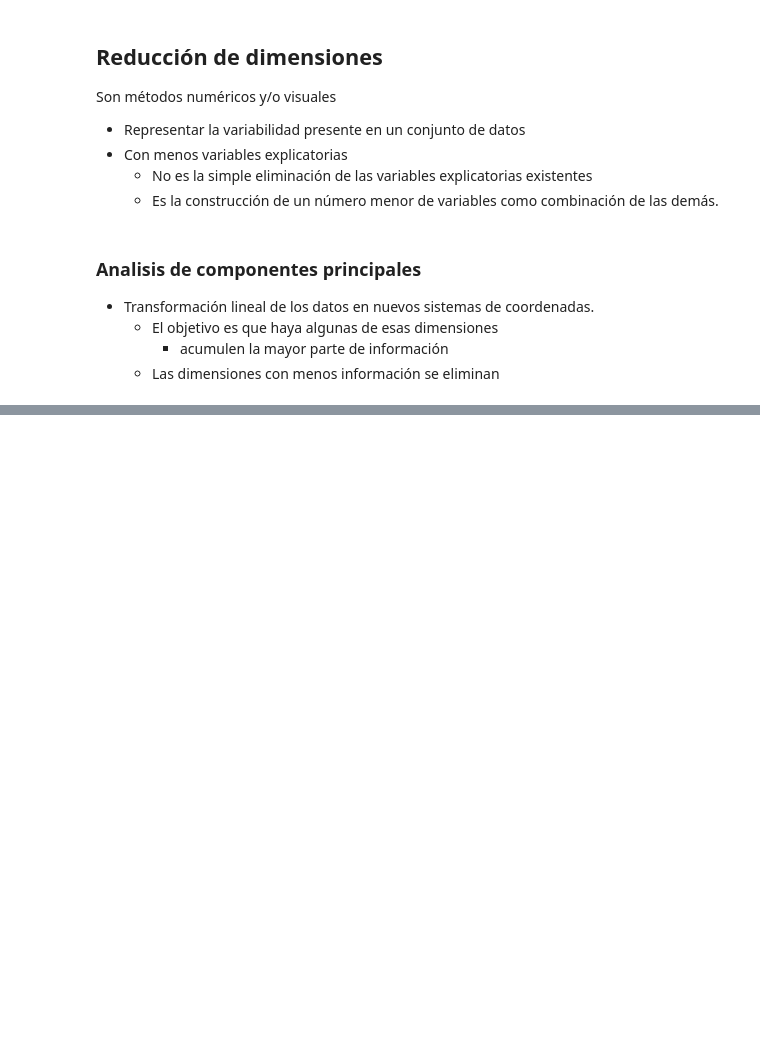
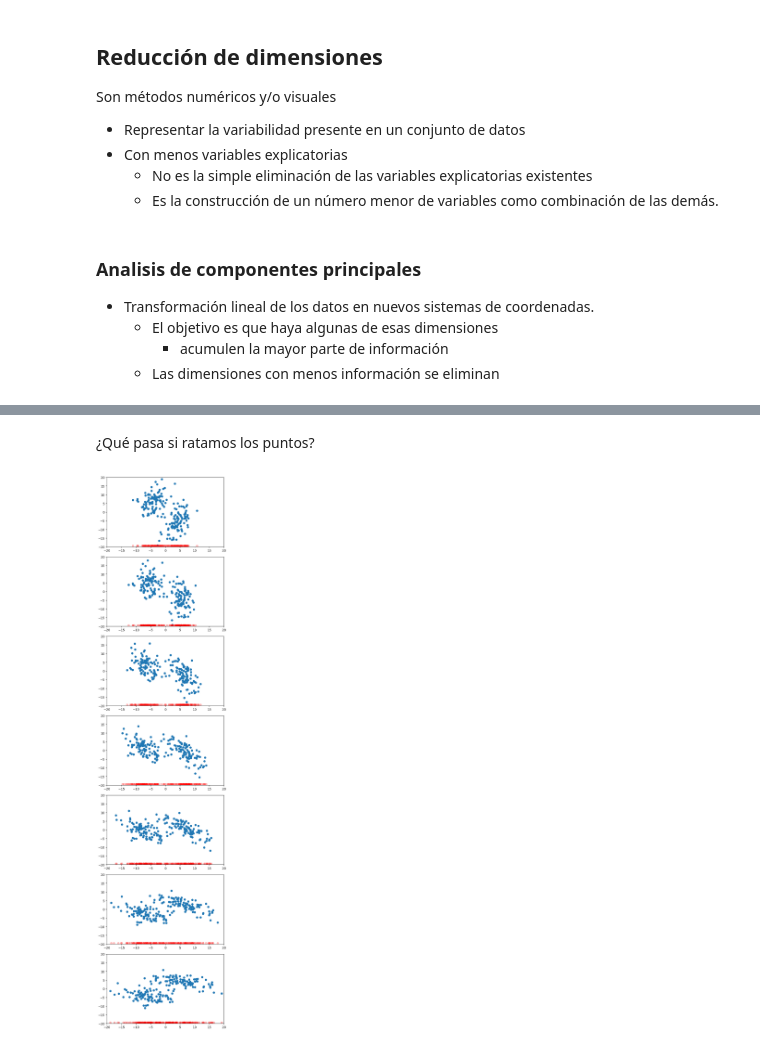
Before and after one commit to javieriserte/qualitative-data-course, a Jupyter notebook: classes/C02.5.Reduccion.ipynb, the cells around one changed output, grey strips where cells are left out. Cells and saved outputs as stored; diff of their text form; code cells hidden in the pictures; blank space fills up the shorter version.

```diff
--- a/classes/C02.5.Reduccion.ipynb
+++ b/classes/C02.5.Reduccion.ipynb
@@ -53,33 +65,37 @@ plt.yticks([1, 2], labels = ["X", "Y"])
+# %% [markdown]
+¿Qué pasa si ratamos los puntos?
 # %%
 import math
 
 fig, axes = plt.subplots(
     nrows=7,
     figsize = (6, 25)
 )
-
 
 for i, angle in enumerate([0, 15, 30, 45, 60, 75, 90]):
     angle = angle * math.pi / 180
     rmat = np.array(
         [
             [math.cos(angle), -math.sin(angle)],
             [math.sin(angle), math.cos(angle)]
         ]
     )
     rotated = (rmat @ data.T).T
     axes[i].scatter(
         rotated.iloc[:, 0],
         rotated.iloc[:, 1]
     )
     axes[i].set_ylim(-20, 20)
     axes[i].set_xlim(-20, 20)
 
     axes[i].scatter(
         x = rotated.iloc[:, 0],
-        y = [-19.5] * len(rotated)
+        y = [-19.5] * len(rotated),
+        color = "#ff000044",
     )
 fig.tight_layout()
+# %% [output]
+[figure, added]
 # %%
 from sklearn import decomposition
 from sklearn import preprocessing
```
Also changed, not shown: parts of 17 cells of this notebook, 3 other files.
